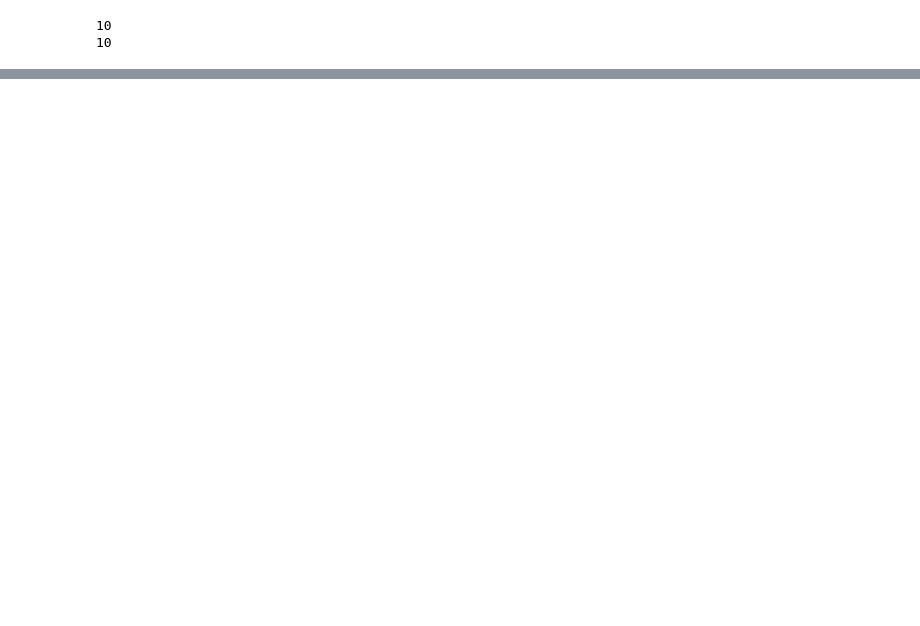
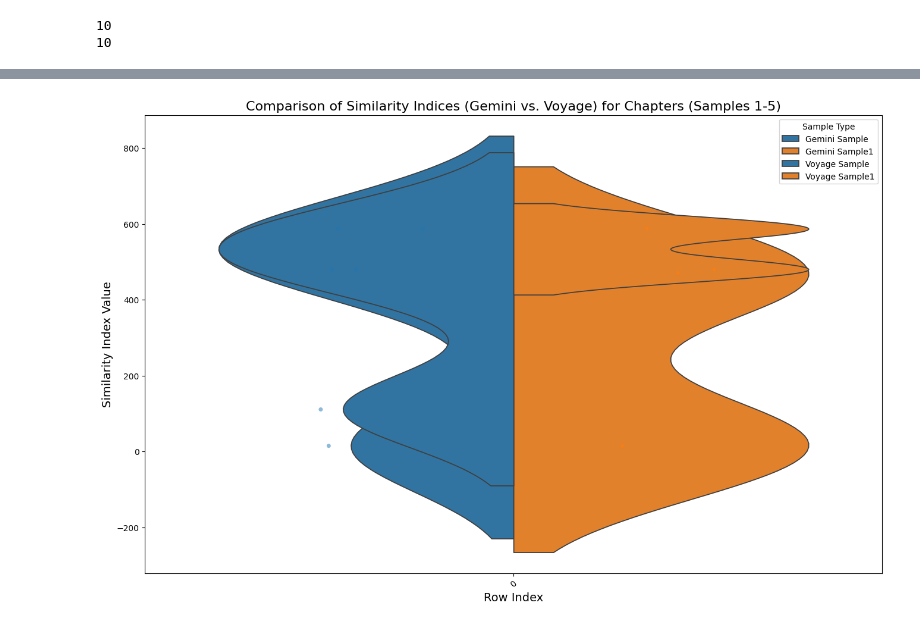
Before and after one commit to Nishchaypat/LawChatBot, a Jupyter notebook: Testing_Codes/model_embed_testing.ipynb, the cells around one changed output, grey strips where cells are left out. Cells and saved outputs as stored; diff of their text form; code cells hidden in the pictures; blank space fills up the shorter version.

```diff
--- a/Testing_Codes/model_embed_testing.ipynb
+++ b/Testing_Codes/model_embed_testing.ipynb
@@ -431,0 +502,82 @@ df_results1.to_csv(r"..\Results\results_voyage.csv", index=False)
+# %%
+import pandas as pd
+import seaborn as sns
+import matplotlib.pyplot as plt
+
+# Function to convert the string representation of lists into actual lists
+def convert_to_list(x):
+    return [int(i) for i in eval(x)]
+
+# List of files and their categories
+files = [
+    ("results_gemini_text-005_chapters.csv", "Gemini Chapters"),
+    ("results_gemini_text-005_sections.csv", "Gemini Sections"),
+    ("results_gemini_text-005_pages.csv", "Gemini Pages"),
+    ("results_voyage_chapters.csv", "Voyage Chapters"),
+    ("results_voyage_sections.csv", "Voyage Sections"),
+    ("results_voyage_pages.csv", "Voyage Pages")
+]
+
+# Function to process and expand data
+def expand_data(file, category):
+    df = pd.read_csv(f"..\Results\{file}")
+    df['source'] = category
+
+    # Convert the columns to lists of integers
+    df['sample_most_similar_index'] = df['sample_most_similar_index'].apply(convert_to_list)
+    df['sample1_most_similar_index'] = df['sample1_most_similar_index'].apply(convert_to_list)
+
+    # Expand the data into long form for plotting
+    expanded_data = []
+    for i, row in df.iterrows():
+        for val1, val2 in zip(row["sample_most_similar_index"], row["sample1_most_similar_index"]):
+            expanded_data.append({"Row": i, "Type": "Sample", "Value": val1, "source": row["source"]})
+            expanded_data.append({"Row": i, "Type": "Sample1", "Value": val2, "source": row["source"]})
+
+    expanded_df = pd.DataFrame(expanded_data)
+
+    return expanded_df
+
+# Function to plot the violin plots for comparison (Gemini vs. Voyage)
+def plot_comparison(data1, data2, title):
+    plt.figure(figsize=(16, 10))
+
+    # Define color palette manually to ensure consistent coloring
+    color_palette = {"Sample": "#1f77b4", "Sample1": "#ff7f0e"}  # Blue for Sample, Orange for Sample1
+
+    # Plot Gemini data
+    sns.violinplot(x="Row", y="Value", hue="Type", data=data1, split=True, palette=color_palette, bw_adjust=0.5, inner=None)
+    sns.stripplot(x="Row", y="Value", hue="Type", data=data1, dodge=True, jitter=0.2, alpha=0.5, palette=color_palette, marker="o")
+
+    # Plot Voyage data
+    sns.violinplot(x="Row", y="Value", hue="Type", data=data2, split=True, palette=color_palette, bw_adjust=0.5, inner=None)
+    sns.stripplot(x="Row", y="Value", hue="Type", data=data2, dodge=True, jitter=0.2, alpha=0.5, palette=color_palette, marker="o")
+
+    plt.title(title, fontsize=16)
+    plt.xlabel("Row Index", fontsize=14)
+    plt.ylabel("Similarity Index Value", fontsize=14)
+    plt.xticks(rotation=45)
+    plt.legend(title="Sample Type", loc="upper right", labels=["Gemini Sample", "Gemini Sample1", "Voyage Sample", "Voyage Sample1"])
+    plt.show()
+
+# Process Gemini and Voyage data for chapters, sections, and pages
+gemini_chapters = expand_data("results_gemini_text-005_chapters.csv", "Gemini Chapters")
+voyage_chapters = expand_data("results_voyage_chapters.csv", "Voyage Chapters")
+
+gemini_sections = expand_data("results_gemini_text-005_sections.csv", "Gemini Sections")
+voyage_sections = expand_data("results_voyage_sections.csv", "Voyage Sections")
+
+gemini_pages = expand_data("results_gemini_text-005_pages.csv", "Gemini Pages")
+voyage_pages = expand_data("results_voyage_pages.csv", "Voyage Pages")
+
+# Plot comparisons for each category (5 at a time)
+plot_comparison(gemini_chapters[:5], voyage_chapters[:5], "Comparison of Similarity Indices (Gemini vs. Voyage) for Chapters (Samples 1-5)")
+plot_comparison(gemini_sections[:5], voyage_sections[:5], "Comparison of Similarity Indices (Gemini vs. Voyage) for Sections (Samples 1-5)")
+plot_comparison(gemini_pages[:5], voyage_pages[:5], "Comparison of Similarity Indices (Gemini vs. Voyage) for Pages (Samples 1-5)")
+
+# Plot the remaining comparisons (Samples 6-10)
+plot_comparison(gemini_chapters[5:], voyage_chapters[5:], "Comparison of Similarity Indices (Gemini vs. Voyage) for Chapters (Samples 6-10)")
+plot_comparison(gemini_sections[5:], voyage_sections[5:], "Comparison of Similarity Indices (Gemini vs. Voyage) for Sections (Samples 6-10)")
+plot_comparison(gemini_pages[5:], voyage_pages[5:], "Comparison of Similarity Indices (Gemini vs. Voyage) for Pages (Samples 6-10)")
+# %% [output]
+[figure, added]
```
Also changed, not shown: parts of 12 cells of this notebook.
